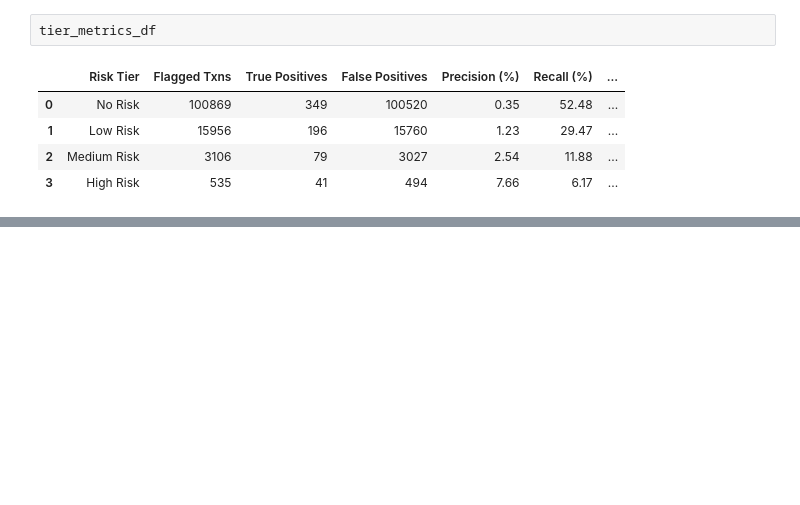
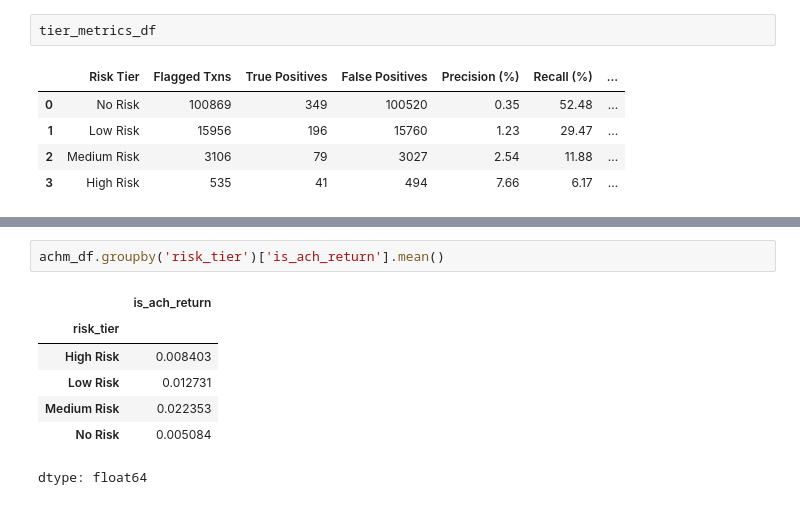
Before and after one commit to KGuruPrasad94/Craft_demo, a Jupyter notebook: Craft_demo_v6.ipynb, the cells around one changed output, grey strips where cells are left out. Cells and saved outputs as stored; diff of their text form; blank space fills up the shorter version.

```diff
--- a/Craft_demo_v6.ipynb
+++ b/Craft_demo_v6.ipynb
@@ -2695,0 +2774,10 @@ tier_metrics_df
+# %%
+achm_df.groupby('risk_tier')['is_ach_return'].mean()
+# %% [output]
+|  | is_ach_return |
+| risk_tier |  |
+| High Risk | 0.008403 |
+| Low Risk | 0.012731 |
+| Medium Risk | 0.022353 |
+| No Risk | 0.005084 |
+dtype: float64
```
Also changed, not shown: parts of 11 cells of this notebook.
